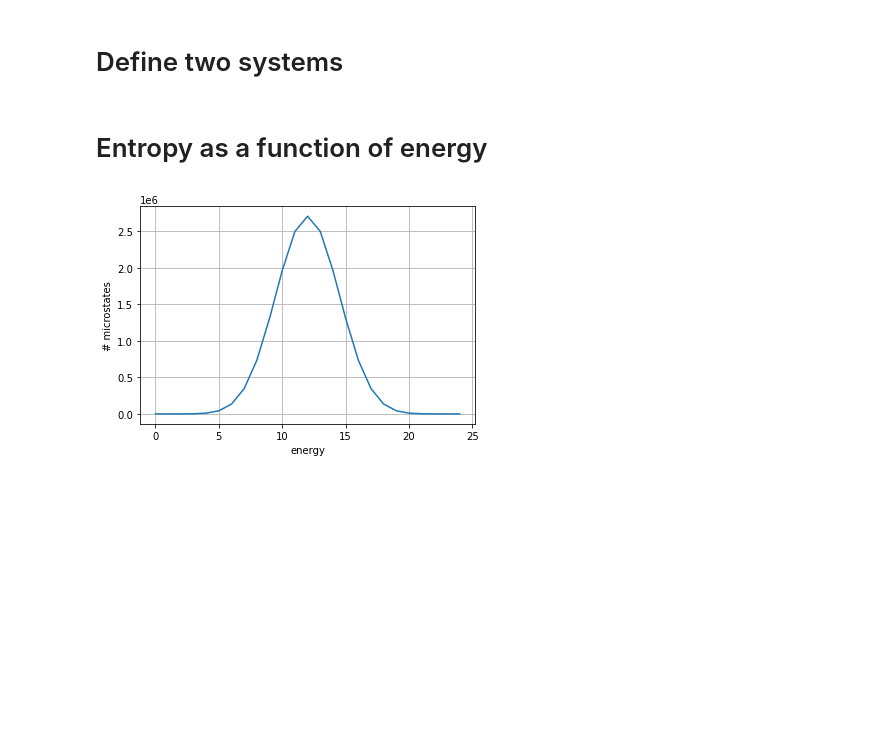
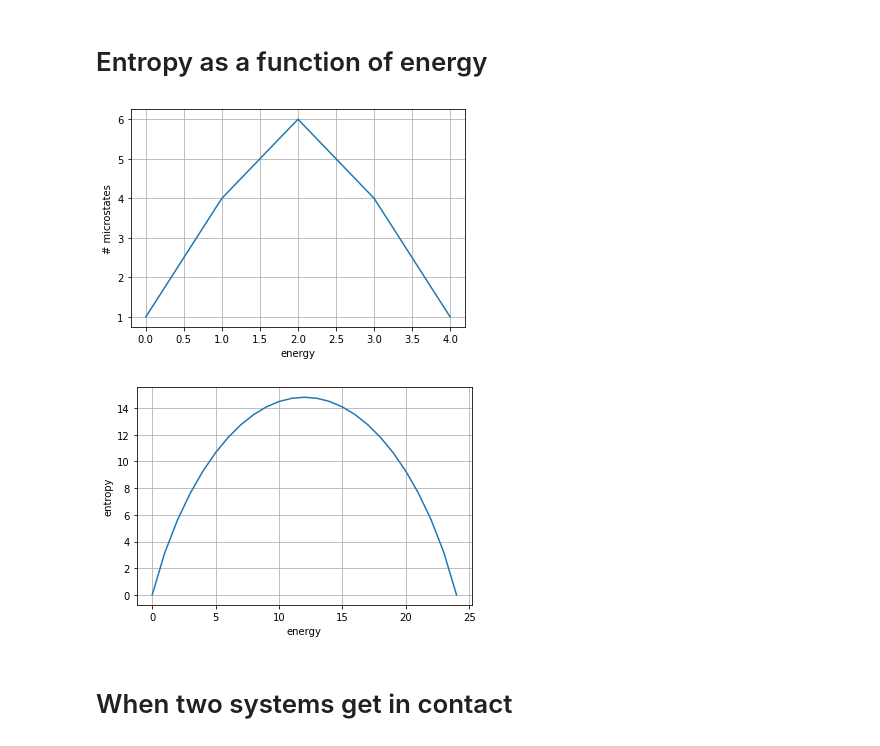
Before and after one commit to gino-serpa/stat_mech, a Jupyter notebook: Number of states.ipynb, the cells around one changed output. Saved outputs shown, nothing was run; the diff lists cells and outputs as text; code cells hidden in the pictures; blank space fills up the shorter version.

```diff
--- a/Number of states.ipynb
+++ b/Number of states.ipynb
@@ -1,5 +1,3 @@
 # %%
 import thermodynamic_systems as ts
 from math import comb, log
-# %% [markdown]
-# Define two  systems
@@ -11,10 +4,12 @@ system_2 = ts.system_2l(n_particles=32,
 # %% [markdown]
 # Entropy as a function of energy
 # %%
-system = ts.system_2l(n_particles=24,
-                     energy=12)
+system = ts.system_2l(n_particles=4,
+                      energy=2)
 energies, microstates = system.m_vs_e()
 # %% [output]
-[figure, old version]
+[figure, new version]
 # %%
 energies, s = system.s_vs_e()
+# %% [output]
+[figure, added]
@@ -24,0 +16,2 @@ energies, s = system.s_vs_e()
+# %% [markdown]
+# When two systems get in contact
```
Also changed, not shown: parts of 4 cells of this notebook, 1 other file.
